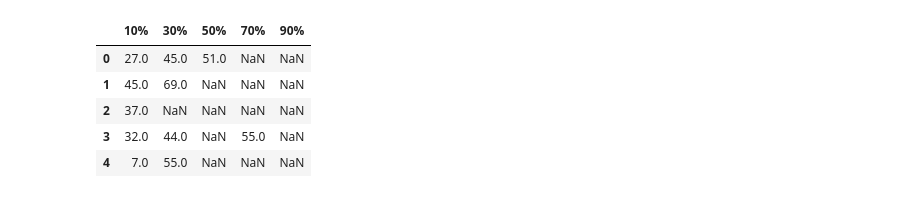
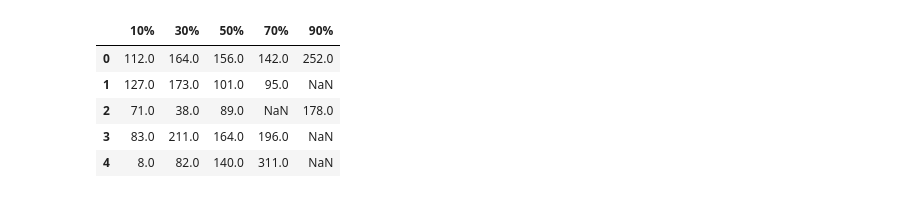
Before and after one commit to jncarpen/NEVR3004, a Jupyter notebook: Hopfield/swarmPlot.ipynb, the cells around one changed output. Cells and saved outputs as stored; diff of their text form; code cells hidden in the pictures.

```diff
--- a/Hopfield/swarmPlot.ipynb
+++ b/Hopfield/swarmPlot.ipynb
@@ -8,3 +11,19 @@ from array import *
 import scipy.stats as stats
 import seaborn as sns
 import matplotlib.pyplot as plt
+# %%
+# import matfile as dictionary
+path = "C:\\Users\\17145\\Documents\\code\\NEVR3004\\Hopfield\\data\\full2.mat" #NS0
+matfile = sio.loadmat(path) # load .mat file
+
+# pull out cell arrayb
+minCon = matfile['minCon']
+Convergence = matfile['Convergence']
+Patterns = matfile['allPatterns']
+
+# convert numpy array to df
+NS0 = pd.DataFrame(Convergence[0][5][:,1:10:2], columns = ['10%', '30%', '50%', '70%', '90%']) # pull *every other* noise category
+NS0.head()
+
+P = pd.DataFrame(np.transpose(Patterns))
+# P.head()
@@ -11,19 +52,19 @@ import matplotlib.pyplot as plt
 # %%
 # import matfile as dictionary
-path = "C:\\Users\\17145\\Documents\\code\\NEVR3004\\Hopfield\\data\\HopDataset_S0.mat"
+path = "C:\\Users\\17145\\Documents\\code\\NEVR3004\\Hopfield\\data\\HopDataset_NS2.mat"
 matfile = sio.loadmat(path) # load .mat file
 
 # pull out cell arrayb
 minCon = matfile['minCon']
 Convergence = matfile['Convergence']
 
 # convert numpy array to df
-S0 = pd.DataFrame(minCon[0][5][:,1:10:2], columns = ['10%', '30%', '50%', '70%', '90%']) # pull *every other* noise category
-S0.head() # display
+NS0 = pd.DataFrame(minCon[0][1][:,1:10:2], columns = ['10%', '30%', '50%', '70%', '90%']) # pull *every other* noise category
+NS0.head() # display
 # %% [output]
 |  | 10% | 30% | 50% | 70% | 90% |
-| 0 | 27.0 | 45.0 | 51.0 | NaN | NaN |
-| 1 | 45.0 | 69.0 | NaN | NaN | NaN |
-| 2 | 37.0 | NaN | NaN | NaN | NaN |
-| 3 | 32.0 | 44.0 | NaN | 55.0 | NaN |
-| 4 | 7.0 | 55.0 | NaN | NaN | NaN |
+| 0 | 112.0 | 164.0 | 156.0 | 142.0 | 252.0 |
+| 1 | 127.0 | 173.0 | 101.0 | 95.0 | NaN |
+| 2 | 71.0 | 38.0 | 89.0 | NaN | 178.0 |
+| 3 | 83.0 | 211.0 | 164.0 | 196.0 | NaN |
+| 4 | 8.0 | 82.0 | 140.0 | 311.0 | NaN |
```
Also changed, not shown: parts of 7 cells of this notebook, 11 other files.
